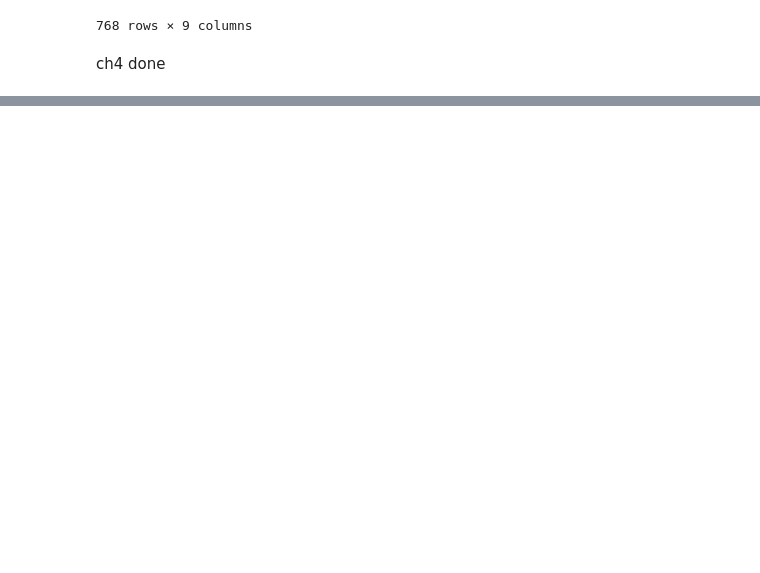
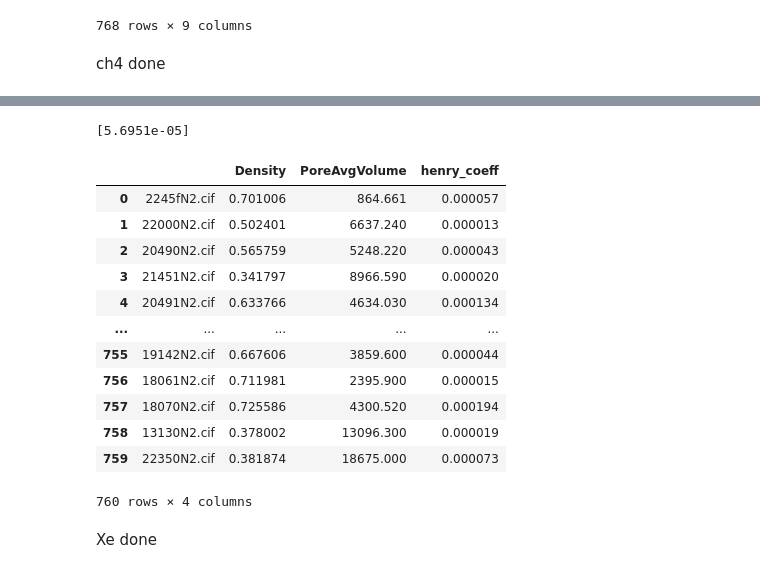
Before and after one commit to Gnaneshwar-ctrl/Adsorption_data, a Jupyter notebook: dataExcel.ipynb, the cells around one changed output, grey strips where cells are left out. Saved outputs shown, nothing was run; the diff lists cells and outputs as text; code cells hidden in the pictures; blank space fills up the shorter version.

```diff
--- a/dataExcel.ipynb
+++ b/dataExcel.ipynb
@@ -1146,0 +1186,4 @@ res
+# %%
+henry_coeff
+# %% [output]
+[5.6951e-05]
@@ -1146,0 +1220,20 @@ res
+# %%
+df = pd.DataFrame()
+# %%
+Xe_df = df
+# %%
+Xe_df
+# %% [output]
+|  |  | Density | PoreAvgVolume | henry_coeff |
+| 0 | 2245fN2.cif | 0.701006 | 864.661 | 0.000057 |
+| 1 | 22000N2.cif | 0.502401 | 6637.240 | 0.000013 |
+| 2 | 20490N2.cif | 0.565759 | 5248.220 | 0.000043 |
+| 3 | 21451N2.cif | 0.341797 | 8966.590 | 0.000020 |
+| 4 | 20491N2.cif | 0.633766 | 4634.030 | 0.000134 |
+| ... | ... | ... | ... | ... |
+| 755 | 19142N2.cif | 0.667606 | 3859.600 | 0.000044 |
+| 756 | 18061N2.cif | 0.711981 | 2395.900 | 0.000015 |
+| 757 | 18070N2.cif | 0.725586 | 4300.520 | 0.000194 |
+| 758 | 13130N2.cif | 0.378002 | 13096.300 | 0.000019 |
+| 759 | 22350N2.cif | 0.381874 | 18675.000 | 0.000073 |
+760 rows × 4 columns
@@ -1146,0 +1242,2 @@ res
+# %% [markdown]
+Xe done
```
Also changed, not shown: parts of 22 cells of this notebook.
